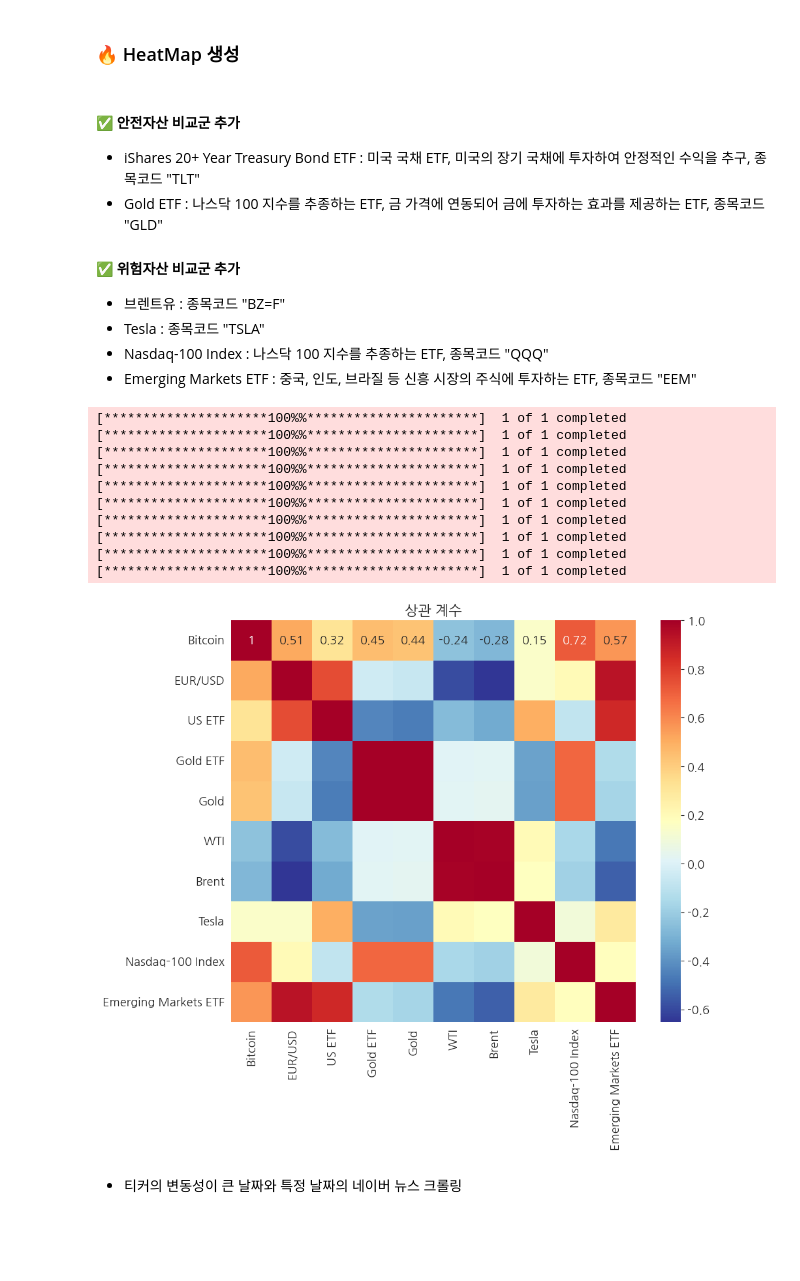
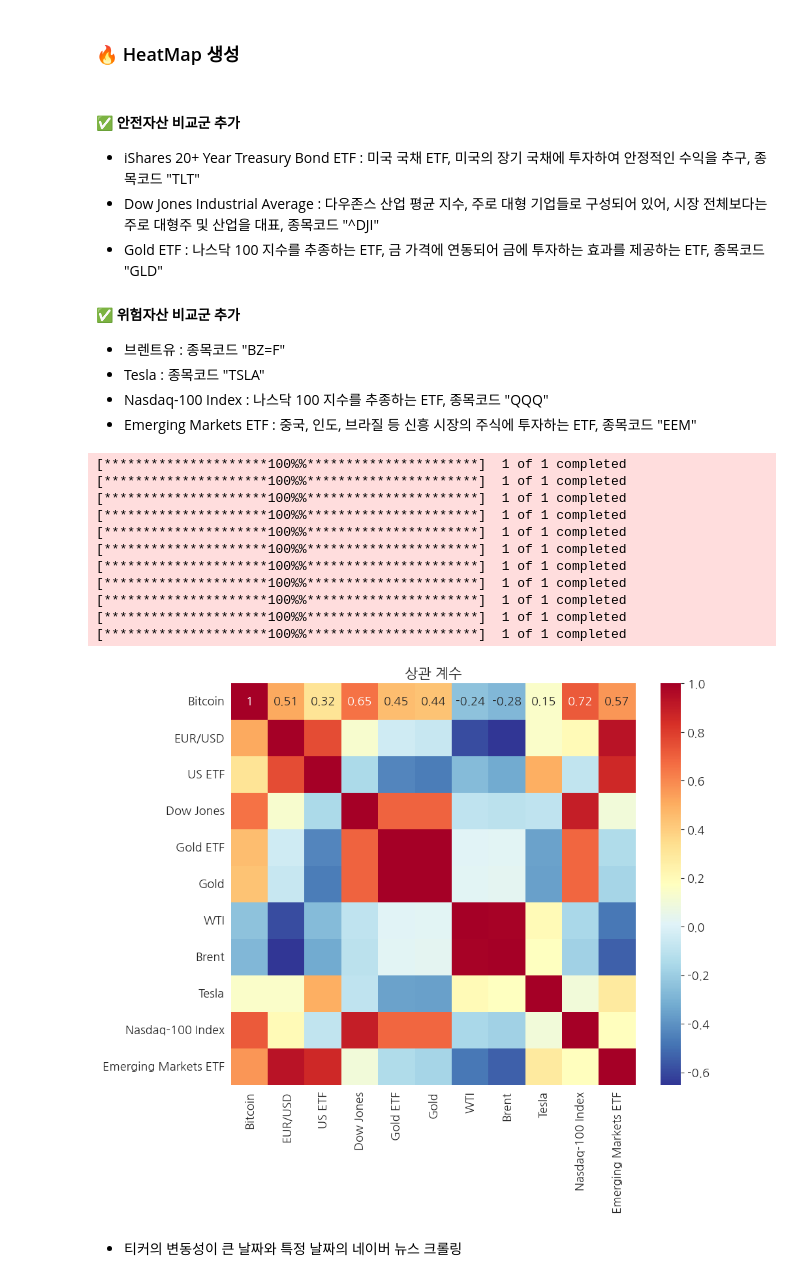
Before and after one commit to Ahram-Jeong/data-analysis-project, a Jupyter notebook: notebooks/BitcoinDataAnalysisV1.ipynb, the cells around one changed output. Drawn from its saved outputs; the diff is of its cells as text; code cells hidden in the pictures; blank space fills up the shorter version.

Commit message:
20240607 - 상관 계수 표본 추가_다우존스 산업 평균 지수

```diff
--- a/notebooks/BitcoinDataAnalysisV1.ipynb
+++ b/notebooks/BitcoinDataAnalysisV1.ipynb
@@ -248,6 +248,7 @@ print(f"비트코인과의 상관 계수 : {corr_coefficient:.4f}")
 # %% [markdown]
 #### ✅ 안전자산 비교군 추가
 - iShares 20+ Year Treasury Bond ETF : 미국 국채 ETF, 미국의 장기 국채에 투자하여 안정적인 수익을 추구, 종목코드 "TLT"
+- Dow Jones Industrial Average : 다우존스 산업 평균 지수, 주로 대형 기업들로 구성되어 있어, 시장 전체보다는 주로 대형주 및 산업을 대표, 종목코드 "^DJI"
 - Gold ETF : 나스닥 100 지수를 추종하는 ETF, 금 가격에 연동되어 금에 투자하는 효과를 제공하는 ETF, 종목코드 "GLD"
 
 #### ✅ 위험자산 비교군 추가
@@ -258,34 +259,36 @@ print(f"비트코인과의 상관 계수 : {corr_coefficient:.4f}")
 # %%
 # 상관 계수 시각화 - HeatMep
 corr_matrix = pd.DataFrame({'Bitcoin': daily_adj_close(bitcoin, start_date, end_date),
                             'EUR/USD': daily_adj_close(usd, start_date, end_date),
                             'US ETF' : daily_adj_close("TLT", start_date, end_date),
+                            'Dow Jones' : daily_adj_close("^DJI", start_date, end_date),
                             'Gold ETF' : daily_adj_close("GLD", start_date, end_date),
                             'Gold' : daily_adj_close(gold, start_date, end_date),
                             'WTI' : daily_adj_close(wti, start_date, end_date),
                             'Brent' : daily_adj_close("BZ=F", start_date, end_date),
                             'Tesla' : daily_adj_close("TSLA", start_date, end_date),
                             'Nasdaq-100 Index' : daily_adj_close("QQQ", start_date, end_date),
                             'Emerging Markets ETF' : daily_adj_close("EEM", start_date, end_date)}).corr()
 
 plt.rc("font", family = "NanumGothic", size = 13)
 plt.rcParams["axes.unicode_minus"] = False
 plt.figure(figsize=(10, 8))
 sns.heatmap(corr_matrix, annot = True, cmap='RdYlBu_r', cbar=True)
 plt.title("상관 계수")
 plt.show()
 # %% [output]
 [*********************100%%**********************]  1 of 1 completed
 [*********************100%%**********************]  1 of 1 completed
 [*********************100%%**********************]  1 of 1 completed
 [*********************100%%**********************]  1 of 1 completed
 [*********************100%%**********************]  1 of 1 completed
 [*********************100%%**********************]  1 of 1 completed
 [*********************100%%**********************]  1 of 1 completed
 [*********************100%%**********************]  1 of 1 completed
 [*********************100%%**********************]  1 of 1 completed
 [*********************100%%**********************]  1 of 1 completed
+[*********************100%%**********************]  1 of 1 completed
-[figure, old version]
+[figure, new version]
 # %% [markdown]
 - 티커의 변동성이 큰 날짜와 특정 날짜의 네이버 뉴스 크롤링
 # %%
```
